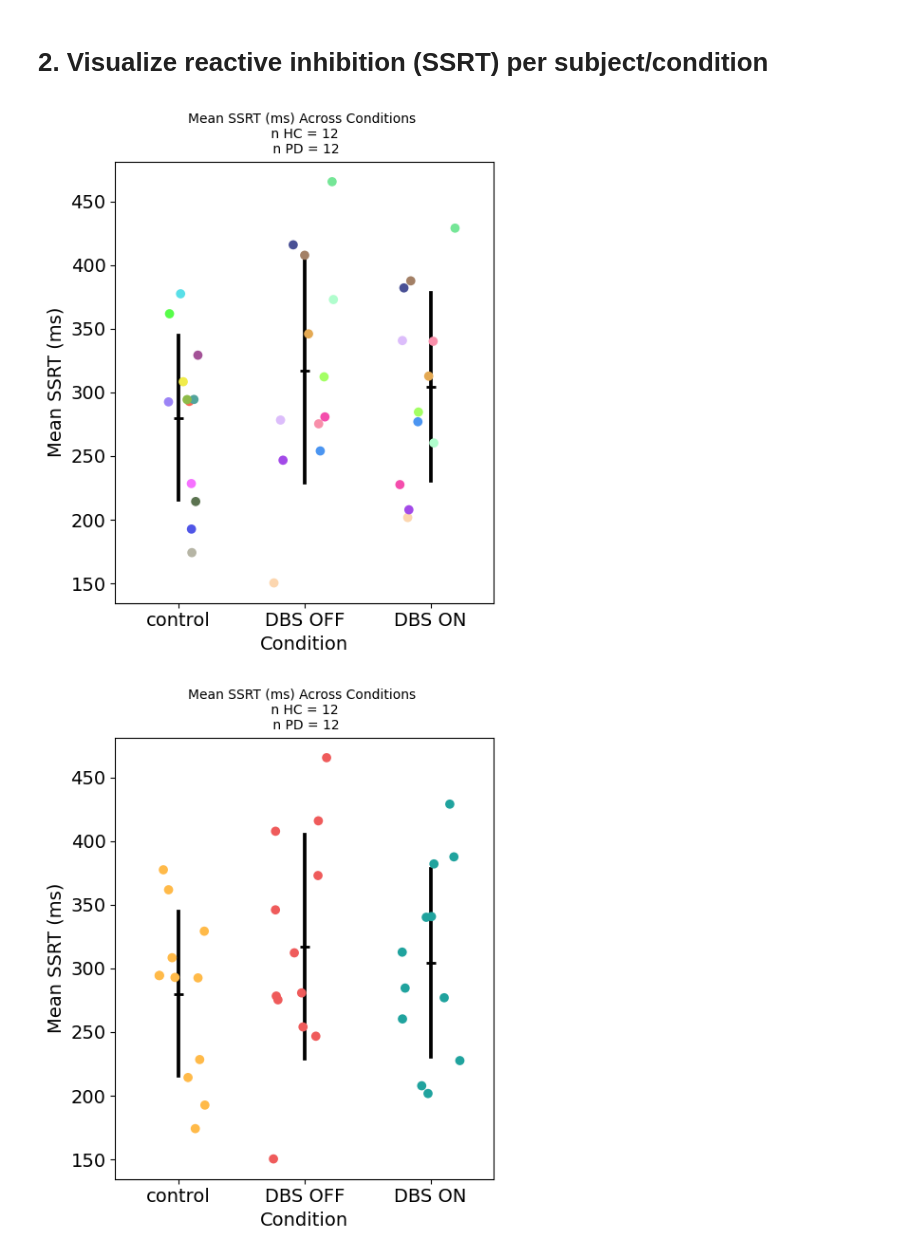
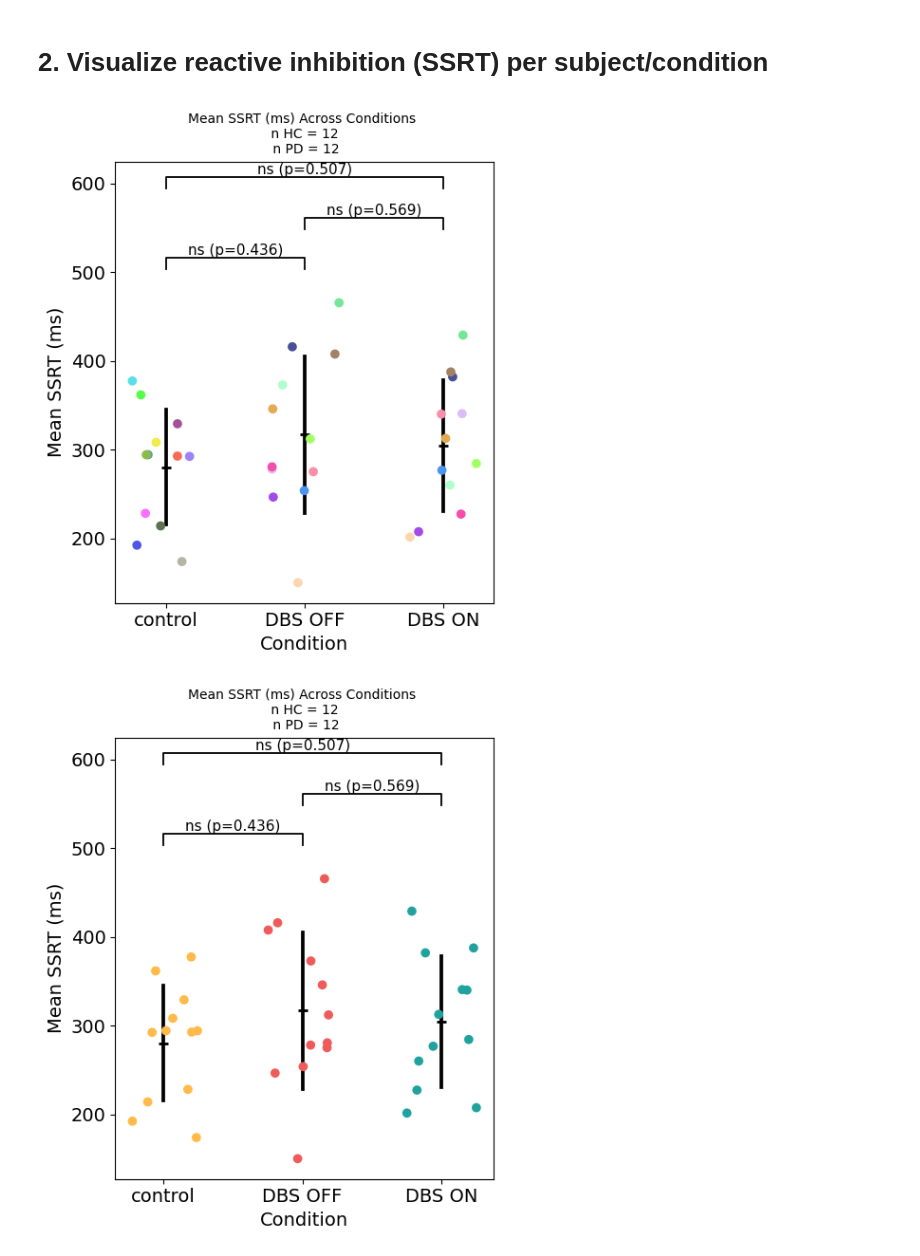
Before and after one commit to juliettevivien/analysis_mSST, a Jupyter notebook: scripts/BEHAV_5_reactive_inhibition.ipynb, the cells around one changed output. Saved outputs shown, nothing was run; the diff lists cells and outputs as text; code cells hidden in the pictures.

```diff
--- a/scripts/BEHAV_5_reactive_inhibition.ipynb
+++ b/scripts/BEHAV_5_reactive_inhibition.ipynb
@@ -100,19 +100,21 @@ behav_analysis.get_session_order(
 # %%
 variable_of_interest = 'SSRT (ms)'
 temp_save = join(behav_results_saving_path, "Response inhibition")
 if not os.path.isdir(temp_save):
     os.makedirs(temp_save)
 for viz in ['subject', 'condition']:
     behav_analysis.plot_variable_of_interest(
         stats = stats,
         color_dict = color_dict,
         subject_colors = subject_colors,
         variable_of_interest = variable_of_interest,
         colored_by = viz,
         saving_path = temp_save,
         save_as = save_as,
-        show_plot = True
+        show_plot = True,
+        run_stats = True,
+        correct_multiple_comparisons = False
     )
 # %% [output]
-[figure, old version]
+[figure, new version]
-[figure, old version]
+[figure, new version]
```
Also changed, not shown: parts of 1 cell of this notebook, 2 other files.
